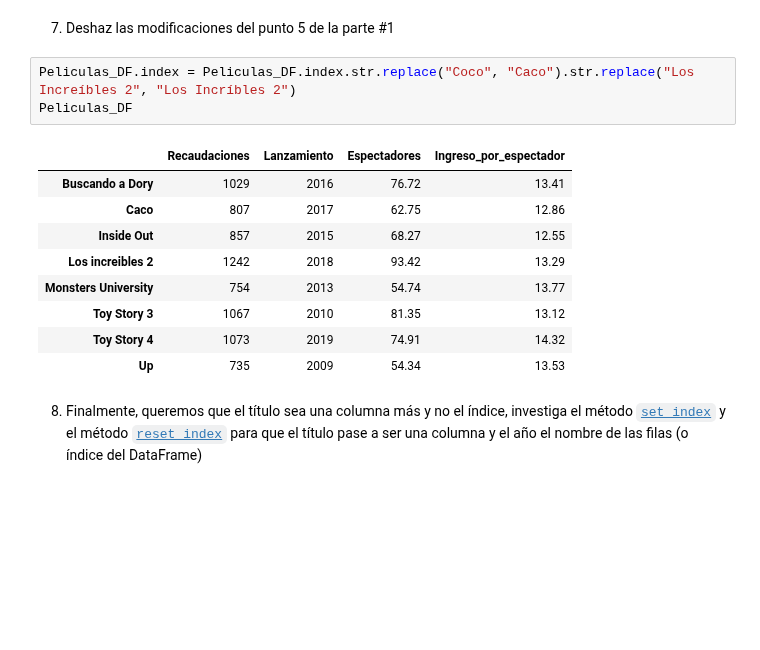
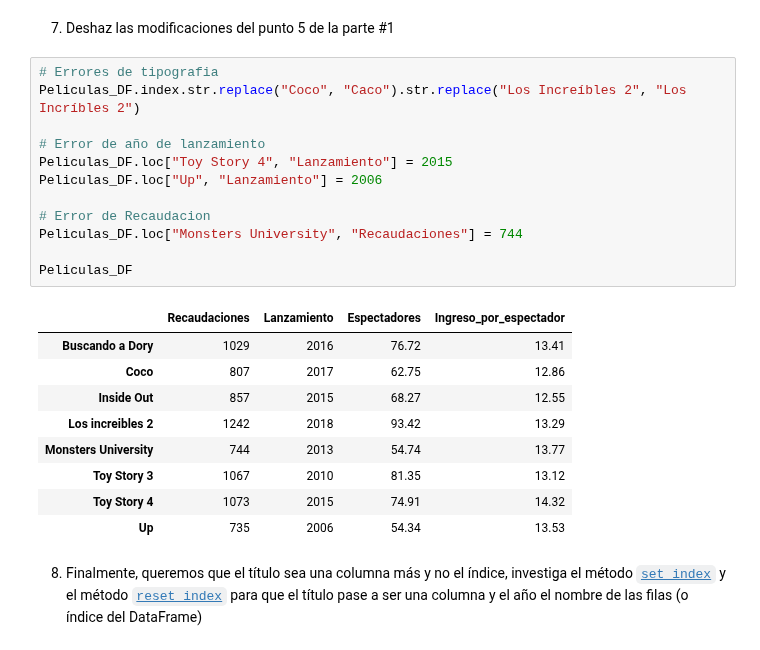
Before and after one commit to rafaneda7/ONLINE_DS_THEBRIDGE_RAFAELNEDA, a Jupyter notebook: Sprint 4 - Herramientas avanzadas Pandas/Unidad 1/Practica Obligatoria S4U1/18_Practica_Obligatoria_Pandas_I.ipynb, the cells around one changed output. Drawn from its saved outputs; the diff is of its cells as text; blank space fills up the shorter version.

```diff
--- a/Sprint 4 - Herramientas avanzadas Pandas/Unidad 1/Practica Obligatoria S4U1/18_Practica_Obligatoria_Pandas_I.ipynb
+++ b/Sprint 4 - Herramientas avanzadas Pandas/Unidad 1/Practica Obligatoria S4U1/18_Practica_Obligatoria_Pandas_I.ipynb
@@ -245,18 +245,27 @@ orden_ingreso
 # %% [markdown]
 7. Deshaz las modificaciones del punto 5 de la parte #1
 # %%
-Peliculas_DF.index = Peliculas_DF.index.str.replace("Coco", "Caco").str.replace("Los Increíbles 2", "Los Incríbles 2")
+# Errores de tipografia
+Peliculas_DF.index.str.replace("Coco", "Caco").str.replace("Los Increíbles 2", "Los Incríbles 2")
+
+# Error de año de lanzamiento
+Peliculas_DF.loc["Toy Story 4", "Lanzamiento"] = 2015
+Peliculas_DF.loc["Up", "Lanzamiento"] = 2006
+
+# Error de Recaudacion
+Peliculas_DF.loc["Monsters University", "Recaudaciones"] = 744
+
 Peliculas_DF
 # %% [output]
 |  | Recaudaciones | Lanzamiento | Espectadores | Ingreso_por_espectador |
 | Buscando a Dory | 1029 | 2016 | 76.72 | 13.41 |
-| Caco | 807 | 2017 | 62.75 | 12.86 |
+| Coco | 807 | 2017 | 62.75 | 12.86 |
 | Inside Out | 857 | 2015 | 68.27 | 12.55 |
 | Los increibles 2 | 1242 | 2018 | 93.42 | 13.29 |
-| Monsters University | 754 | 2013 | 54.74 | 13.77 |
+| Monsters University | 744 | 2013 | 54.74 | 13.77 |
 | Toy Story 3 | 1067 | 2010 | 81.35 | 13.12 |
-| Toy Story 4 | 1073 | 2019 | 74.91 | 14.32 |
-| Up | 735 | 2009 | 54.34 | 13.53 |
+| Toy Story 4 | 1073 | 2015 | 74.91 | 14.32 |
+| Up | 735 | 2006 | 54.34 | 13.53 |
 # %% [markdown]
 8. Finalmente, queremos que el título sea una columna más y no el índice, investiga el método [`set_index`](https://pandas.pydata.org/docs/reference/api/pandas.DataFrame.set_index.html) y el método [`reset_index`](https://pandas.pydata.org/docs/reference/api/pandas.DataFrame.reset_index.html) para que el título pase a ser una columna y el año el nombre de las filas (o índice del DataFrame)
 # %%
```
Also changed, not shown: parts of 1 cell of this notebook.
